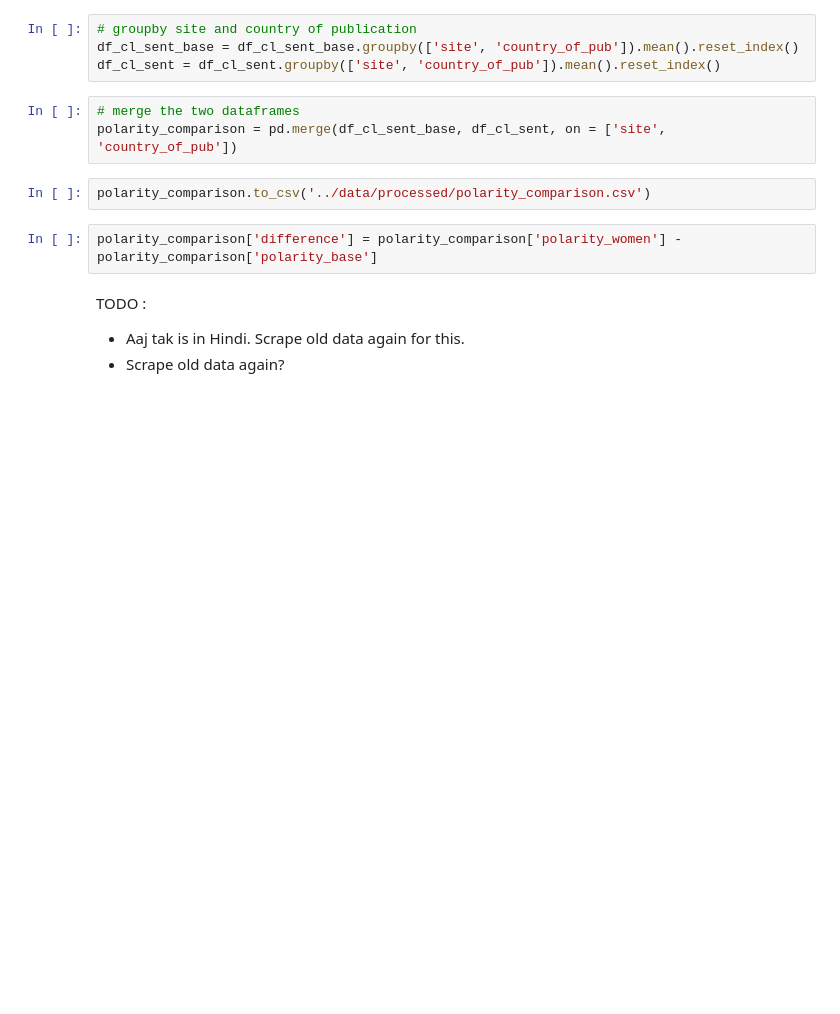
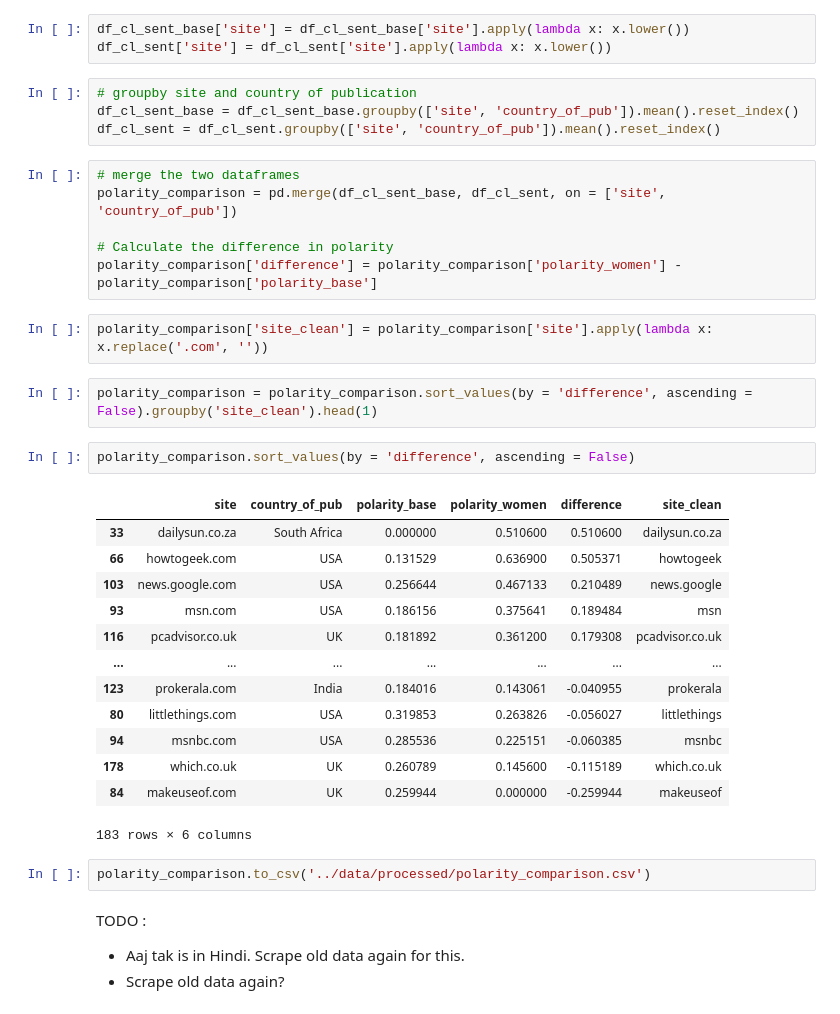
Before and after one commit to lnicoletti/womeninnews, a Jupyter notebook: notebooks/5-PolarityComparison.ipynb, the cells around one changed output. Drawn from its saved outputs; the diff is of its cells as text; blank space fills up the shorter version.

```diff
--- a/notebooks/5-PolarityComparison.ipynb
+++ b/notebooks/5-PolarityComparison.ipynb
@@ -28,6 +28,9 @@ df_cl_sent = df_cl_sent[['site', 'country_of_pub',  'polarity']]
 # rename the polarity columns
 df_cl_sent_base.columns = ['site', 'country_of_pub', 'polarity_base']
 df_cl_sent.columns = ['site', 'country_of_pub', 'polarity_women']
+# %%
+df_cl_sent_base['site'] = df_cl_sent_base['site'].apply(lambda x: x.lower())
+df_cl_sent['site'] = df_cl_sent['site'].apply(lambda x: x.lower())
 # %%
 # groupby site and country of publication
 df_cl_sent_base = df_cl_sent_base.groupby(['site', 'country_of_pub']).mean().reset_index()
@@ -35,10 +38,31 @@ df_cl_sent = df_cl_sent.groupby(['site', 'country_of_pub']).mean().reset_index()
 # %%
 # merge the two dataframes
 polarity_comparison = pd.merge(df_cl_sent_base, df_cl_sent, on = ['site', 'country_of_pub'])
+
+# Calculate the difference in polarity
+polarity_comparison['difference'] = polarity_comparison['polarity_women'] - polarity_comparison['polarity_base']
+# %%
+polarity_comparison['site_clean'] = polarity_comparison['site'].apply(lambda x: x.replace('.com', ''))
+# %%
+polarity_comparison = polarity_comparison.sort_values(by = 'difference', ascending = False).groupby('site_clean').head(1)
+# %%
+polarity_comparison.sort_values(by = 'difference', ascending = False)
+# %% [output]
+|  | site | country_of_pub | polarity_base | polarity_women | difference | site_clean |
+| 33 | dailysun.co.za | South Africa | 0.000000 | 0.510600 | 0.510600 | dailysun.co.za |
+| 66 | howtogeek.com | USA | 0.131529 | 0.636900 | 0.505371 | howtogeek |
+| 103 | news.google.com | USA | 0.256644 | 0.467133 | 0.210489 | news.google |
+| 93 | msn.com | USA | 0.186156 | 0.375641 | 0.189484 | msn |
+| 116 | pcadvisor.co.uk | UK | 0.181892 | 0.361200 | 0.179308 | pcadvisor.co.uk |
+| ... | ... | ... | ... | ... | ... | ... |
+| 123 | prokerala.com | India | 0.184016 | 0.143061 | -0.040955 | prokerala |
+| 80 | littlethings.com | USA | 0.319853 | 0.263826 | -0.056027 | littlethings |
+| 94 | msnbc.com | USA | 0.285536 | 0.225151 | -0.060385 | msnbc |
+| 178 | which.co.uk | UK | 0.260789 | 0.145600 | -0.115189 | which.co.uk |
+| 84 | makeuseof.com | UK | 0.259944 | 0.000000 | -0.259944 | makeuseof |
+183 rows × 6 columns
 # %%
 polarity_comparison.to_csv('../data/processed/polarity_comparison.csv')
-# %%
-polarity_comparison['difference'] = polarity_comparison['polarity_women'] - polarity_comparison['polarity_base']
 # %% [markdown]
 TODO :
 - Aaj tak is in Hindi. Scrape old data again for this.
```
Also changed, not shown: parts of 1 cell of this notebook, 3 other files.
